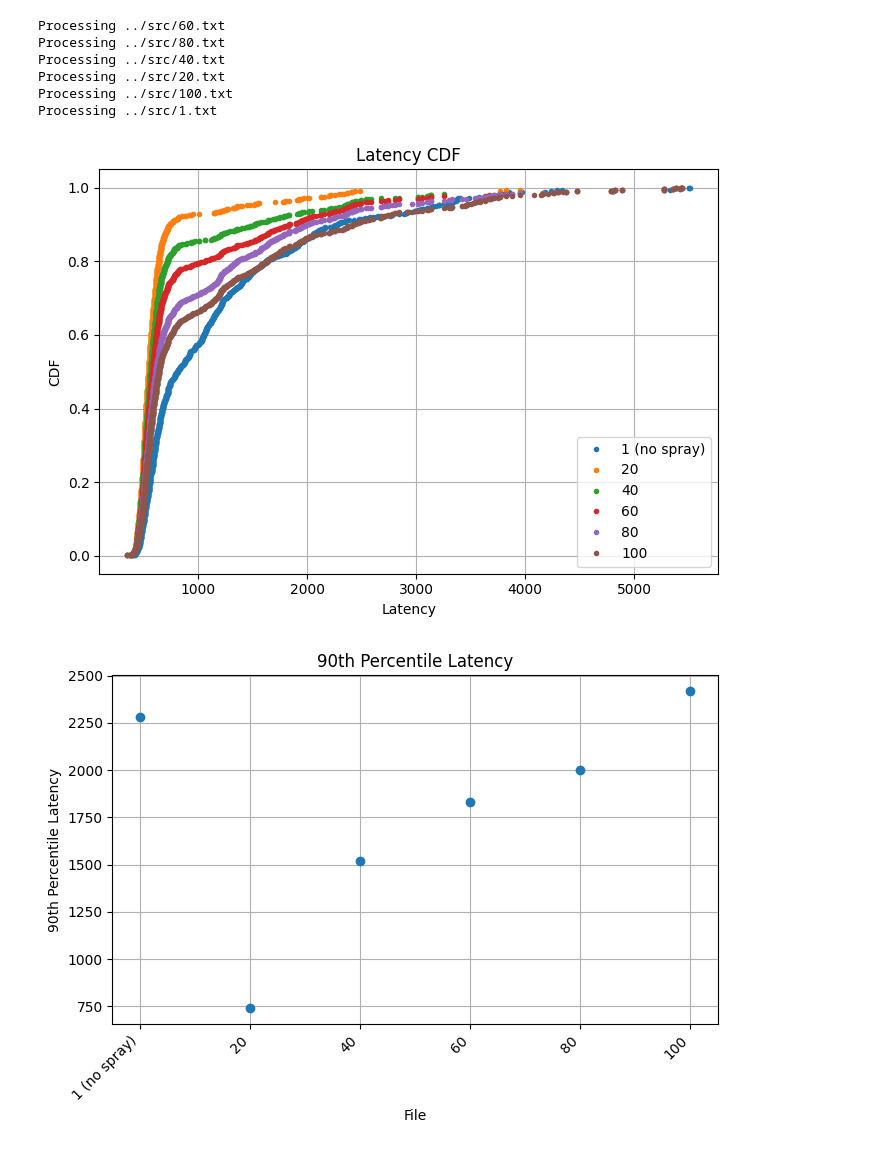
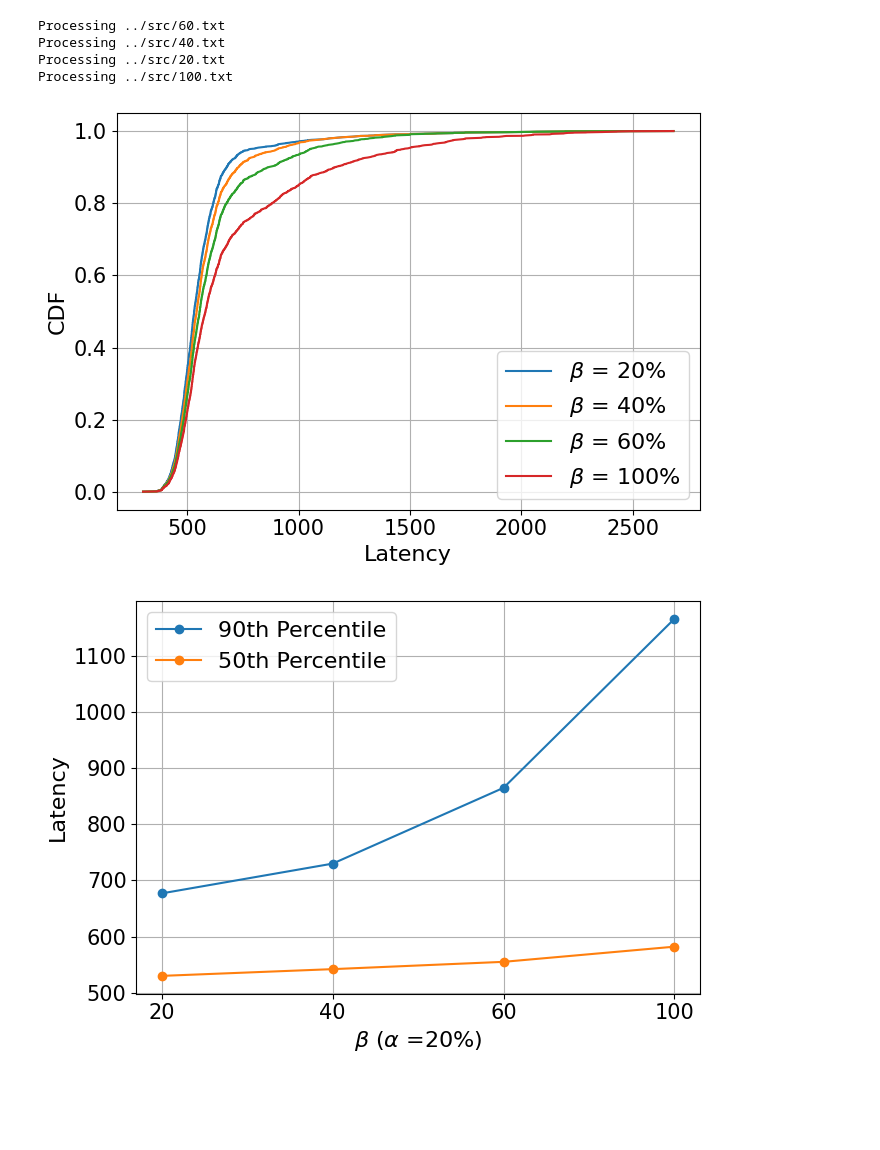
Before and after one commit to Hoooao/py_sim, a Jupyter notebook: analysis/cdf.ipynb, the cells around one changed output. Saved outputs shown, nothing was run; the diff lists cells and outputs as text; code cells hidden in the pictures; blank space fills up the shorter version.

```diff
--- a/analysis/cdf.ipynb
+++ b/analysis/cdf.ipynb
@@ -3,9 +3,21 @@ import re
 import numpy as np
 import matplotlib.pyplot as plt
 import os
+
+
+plt.rcParams.update({
+    'font.size': 16,           # Base font size
+    'axes.titlesize': 16,      # Title font size
+    'axes.labelsize': 16,      # x/y label size
+    'xtick.labelsize': 15,     # Tick label size
+    'ytick.labelsize': 15,
+    'legend.fontsize': 11,
+    'figure.titlesize': 18     # Overall figure title (if used)
+})
+
 def extract_latencies(filename):
     latencies = {}
-    pattern = re.compile(r"stored (\d+) total latency (\d+)")
+    pattern = re.compile(r"stored (\d+) total max latency (\d+)")
 
     with open(filename, "r") as f:
         for line in f:
@@ -22,79 +34,74 @@ def extract_latencies(filename):
 
     return latencies
 
-def plot_cdf(data_with_names, title="Latency CDF"):
+def plot_cdf(data_with_names):
     """
     data_with_names: dict of (filename, data_array)
     """
     plt.figure(figsize=(7, 5))
 
     for name, data in data_with_names:
-        if name == "1":
-            name = "1 (no spray)"
+        # rename the keys
+        name = "$\\beta$ = "+name+"%" if name.isdigit() else name
         sorted_data = np.sort(data)
         cdf = np.arange(1, len(sorted_data) + 1) / len(sorted_data)
-        plt.plot(sorted_data, cdf, marker='.', linestyle='none', label=name)
+        plt.plot(sorted_data, cdf, linestyle='-', label=name)
 
 
     plt.xlabel("Latency")
     plt.ylabel("CDF")
-    plt.title(title)
     plt.grid(True)
-    plt.legend()
+    # larger legend
+    plt.legend(loc='lower right', fontsize='medium',)
     plt.tight_layout()
-    plt.savefig("latency_cdf.png")
+    plt.savefig("latency_cdf.pdf", format='pdf',)
     plt.show()
 
-def plot_percentile(percentile, data_with_names):
+def plot_percentile(percentiles, data_with_names):
+
     """
     data_with_names: list of (filename, data_array)
     """
+    plt.figure(figsize=(7, 5))
+    x = range(len(data_with_names))
     labels = [name for name, _ in data_with_names]
-    for i in range(len(labels)):
-        if labels[i] == "1":
-            labels[i] = "1 (no spray)"
-    percentiles = [np.percentile(data, percentile) for _, data in data_with_names]
+    plt.xticks(ticks=x, labels=labels)
 
-    x = range(len(percentiles))
+    for percentile in percentiles:
+        data = [np.percentile(data, percentile) for _, data in data_with_names]
 
-    plt.figure(figsize=(7, 5))
-    plt.plot(x, percentiles, marker='o', linestyle='None')
-
-    plt.xticks(ticks=x, labels=labels, rotation=45, ha='right')
-    plt.xlabel("File")
-    plt.ylabel(f"{percentile}th Percentile Latency")
-    plt.title(f"{percentile}th Percentile Latency")
+        plt.plot(x, data, marker='o', linestyle='-')
+        plt.xlabel("$\\beta$ ($\\alpha$ =20%)")
+        plt.ylabel(f"Latency")
     plt.grid(True)
+    plt.legend([f"{percentile}th Percentile" for percentile in percentiles], loc='upper left', fontsize='medium')
     plt.tight_layout()
-    plt.savefig(f"latency_{percentile}_percentile.png")
+    plt.savefig(f"latency_percentile.pdf", format='pdf',)
     plt.show()
 
 def main():
     # read all files in the current directory
     data = []
     for root, dirs, files in os.walk("../src"):
         for file in files:
-            if file.endswith(".txt"):
+            if file.endswith(".txt") and (not file.split(".")[0].isdigit() or int(file.split(".")[0]) % 20 == 0 or file.endswith("90.txt")):
                 filename = os.path.join(root, file)
                 print(f"Processing {filename}")
                 latencies = extract_latencies(filename)
                 if latencies:
                     data.append((file.split(".")[0],list(latencies.values())))
-    data = sorted(data, key=lambda x: int(x[0]))
-
+    # sort based on key, if not int, make it 999
+    data = sorted(data, key=lambda x: int(x[0]) if x[0].isdigit() else 999)
 
     plot_cdf(data)
-    plot_percentile(90,data)
-    plot_percentile(50,data)
+    plot_percentile([90, 50],data)
 
 if __name__ == "__main__":
     main()
 # %% [output]
 Processing ../src/60.txt
-Processing ../src/80.txt
 Processing ../src/40.txt
 Processing ../src/20.txt
 Processing ../src/100.txt
-Processing ../src/1.txt
-[figure, old version]
+[figure, new version]
-[figure, old version]
+[figure, new version]
```
Also changed, not shown: parts of 2 cells of this notebook, 33 other files.
